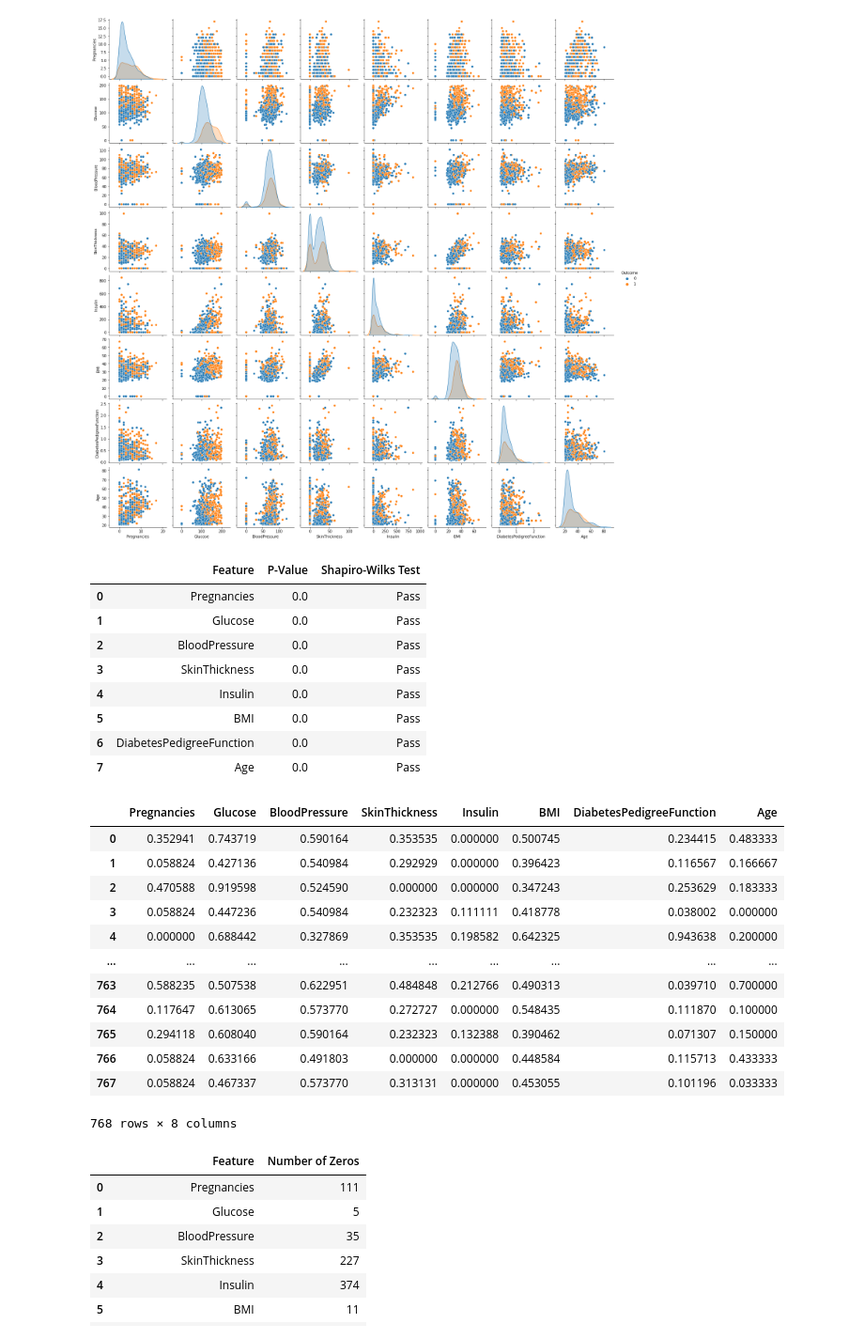
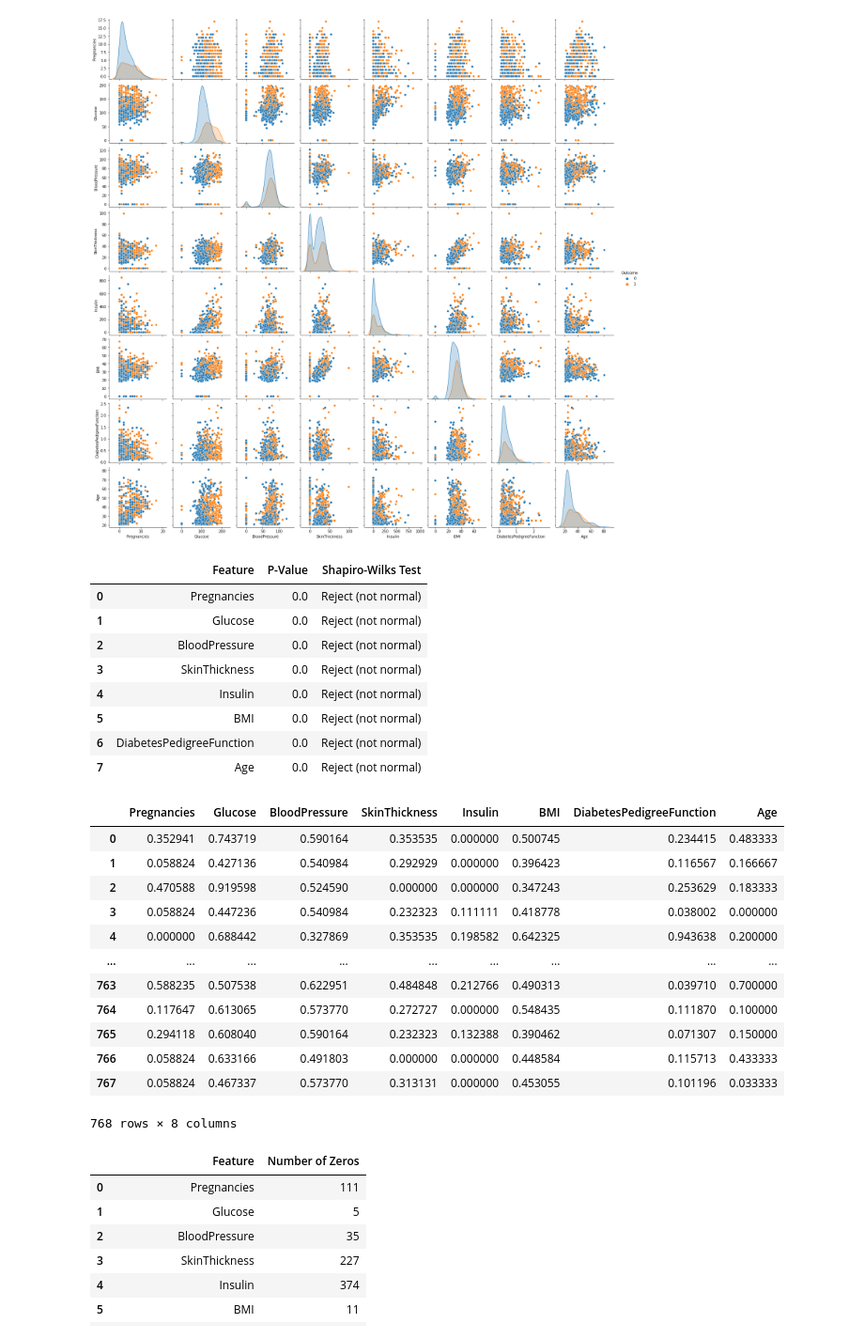
Before and after one commit to jzangg/ECS_171_Final_Project, a Jupyter notebook: ECS171_Data_Exploration.ipynb, the cells around one changed output. Shown at 94% size. Saved outputs shown, nothing was run; the diff lists cells and outputs as text; code cells hidden in the pictures.

```diff
--- a/ECS171_Data_Exploration.ipynb
+++ b/ECS171_Data_Exploration.ipynb
@@ -47,36 +47,36 @@ sns.pairplot(df, hue="Outcome")
 # %%
 from sklearn.preprocessing import MinMaxScaler
 from scipy.stats import shapiro
 
 # Create a minmax scaler and apply it to the dataframe.
 scaler = MinMaxScaler()
 diabetes_norm_df = pd.DataFrame(scaler.fit_transform(df_no_class), columns=df_no_class.columns)
 
 
 # For each column in the dataframe, perform the Shapiro-Wilks test and output the p value. If p < 0.05, we reject the null hypothesis &
-# the data follows a normal distribution.
+# the data does not follow a normal distribution.
 p_values = []
 passes = []
 for col in diabetes_norm_df:
   p_val = round((shapiro(diabetes_norm_df[col]).pvalue), 2)
   p_values.append(p_val)
-  passes.append('Pass' if p_val < 0.05 else 'Does not Pass')
+  passes.append('Reject (not normal)' if p_val < 0.05 else 'Pass (normal)')
 
 p_value_df = pd.DataFrame({"Feature": diabetes_norm_df.columns, "P-Value": p_values, "Shapiro-Wilks Test" : passes})
 
 # Success!
 display(p_value_df)
 display(diabetes_norm_df)
 # %% [output]
 |  | Feature | P-Value | Shapiro-Wilks Test |
-| 0 | Pregnancies | 0.0 | Pass |
-| 1 | Glucose | 0.0 | Pass |
-| 2 | BloodPressure | 0.0 | Pass |
-| 3 | SkinThickness | 0.0 | Pass |
-| 4 | Insulin | 0.0 | Pass |
-| 5 | BMI | 0.0 | Pass |
-| 6 | DiabetesPedigreeFunction | 0.0 | Pass |
-| 7 | Age | 0.0 | Pass |
+| 0 | Pregnancies | 0.0 | Reject (not normal) |
+| 1 | Glucose | 0.0 | Reject (not normal) |
+| 2 | BloodPressure | 0.0 | Reject (not normal) |
+| 3 | SkinThickness | 0.0 | Reject (not normal) |
+| 4 | Insulin | 0.0 | Reject (not normal) |
+| 5 | BMI | 0.0 | Reject (not normal) |
+| 6 | DiabetesPedigreeFunction | 0.0 | Reject (not normal) |
+| 7 | Age | 0.0 | Reject (not normal) |
 |  | Pregnancies | Glucose | BloodPressure | SkinThickness | Insulin | BMI | DiabetesPedigreeFunction | Age |
 | 0 | 0.352941 | 0.743719 | 0.590164 | 0.353535 | 0.000000 | 0.500745 | 0.234415 | 0.483333 |
 | 1 | 0.058824 | 0.427136 | 0.540984 | 0.292929 | 0.000000 | 0.396423 | 0.116567 | 0.166667 |
```
Also changed, not shown: parts of 1 cell of this notebook.
